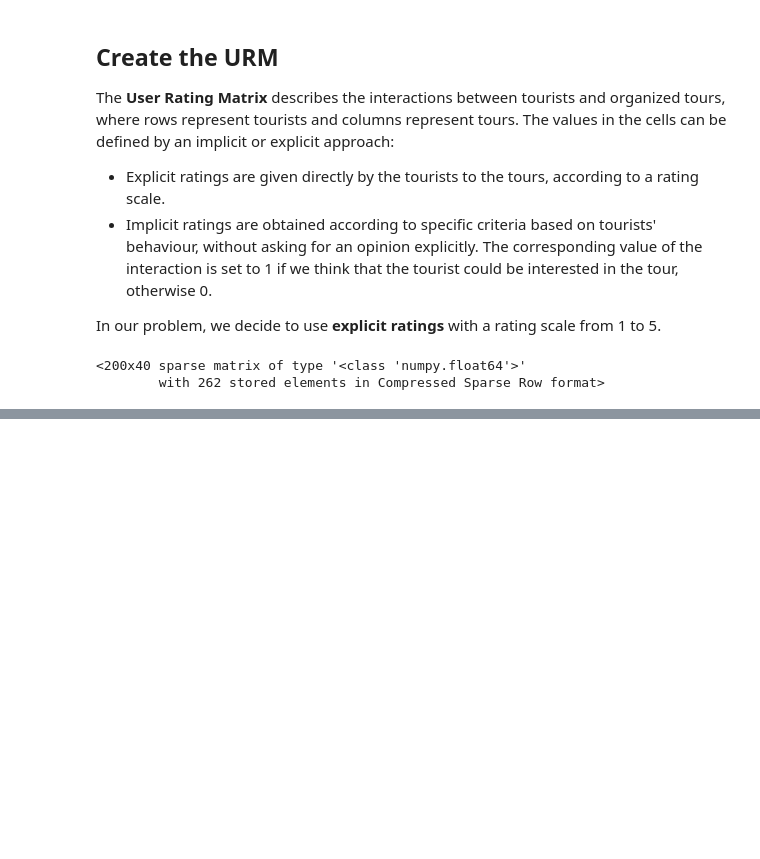
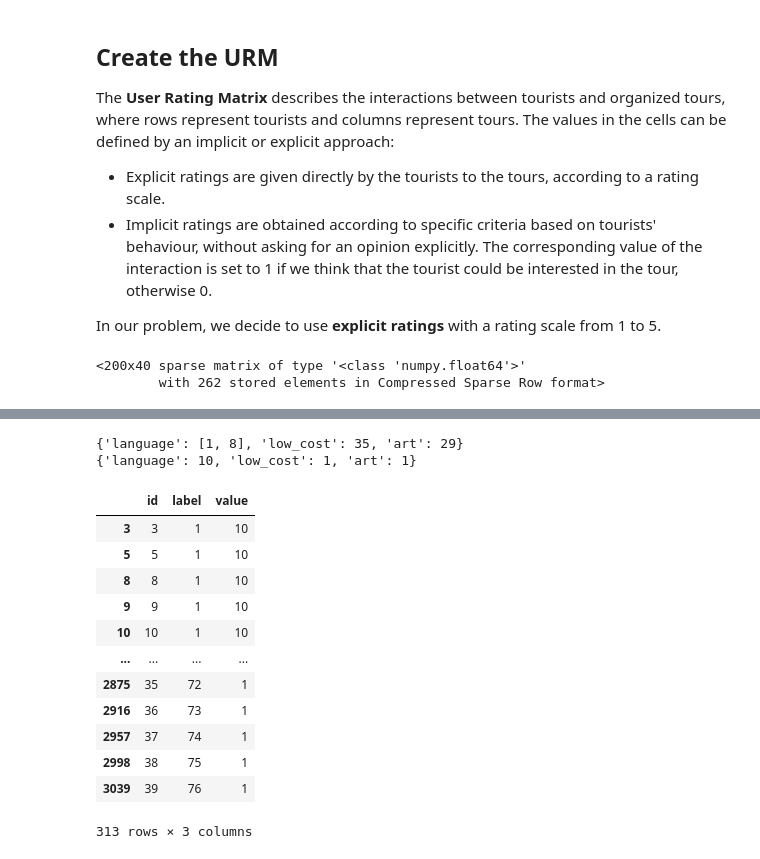
Before and after one commit to LorenzoAicardi/AsTourX, a Jupyter notebook: recommendersystem/TourRecommendation.ipynb, the cells around one changed output, grey strips where cells are left out. Drawn from its saved outputs; the diff is of its cells as text; code cells hidden in the pictures; blank space fills up the shorter version.

```diff
--- a/recommendersystem/TourRecommendation.ipynb
+++ b/recommendersystem/TourRecommendation.ipynb
@@ -698,0 +422,75 @@ tour_df.loc[sample_guide_list,:]
+# %%
+# Define which features we would like to model
+# Some examples could be 'low_cost' to consider the cost of the tour,
+# or keywords as 'art', etc.
+features_to_model = ['low_cost', 'art']
+
+# Define the importance of those features that we want to attribute in a positional way
+# Default weight: 1
+importance_weights = [1, 1]
+
+# Extract the columns representing languages, and attribute a higher weight
+languages_columns = [1, 8]
+languages_weight = 10
+# %%
+# Initialize the dictionaries for the chosen attributes and weights
+feature_columns_dict = dict()
+importance_weights_dict = dict()
+
+# Add the language feature to the two dictionaries
+feature_columns_dict.update({'language': languages_columns})
+importance_weights_dict.update({'language': languages_weight})
+# %%
+# Build function to extract other features' indices and the corresponding weights to attribute
+def extract_feature(name, i):
+    # Update the dictionaries with indices and weights
+    feature_columns_dict.update({name: attribute_list.index(name)})
+    importance_weights_dict.update({name: importance_weights[i]})
+
+# Execute the operation
+for i in range(len(features_to_model)):
+    extract_feature(features_to_model[i], i)
+
+print(feature_columns_dict)
+print(importance_weights_dict)
+# %% [output]
+{'language': [1, 8], 'low_cost': 35, 'art': 29}
+{'language': 10, 'low_cost': 1, 'art': 1}
+# %%
+# Create a copy of the original ICM to modify
+new_icm_df = icm_df.copy(deep=True)
+# %%
+# Modify the cell values with respect to the weights we want to give
+for feature in importance_weights_dict:
+
+    # If the weight is not default, modify the values
+    if importance_weights_dict[feature] > 1:
+
+        # Trace all columns assigned to the languages
+        if feature == 'language':
+            condition = (new_icm_df.label >= feature_columns_dict[feature][0]) & (
+                        new_icm_df.label <= feature_columns_dict[feature][1])
+
+        # Trace the specific feature
+        else:
+            condition = (new_icm_df.label == feature_columns_dict[feature])
+
+        # Find the rows with labels corresponding to the selected features, and update the values
+        new_icm_df.loc[condition, 'value'] = importance_weights_dict[feature]
+# %%
+# Print the modified dataframe
+new_icm_df
+# %% [output]
+|  | id | label | value |
+| 3 | 3 | 1 | 10 |
+| 5 | 5 | 1 | 10 |
+| 8 | 8 | 1 | 10 |
+| 9 | 9 | 1 | 10 |
+| 10 | 10 | 1 | 10 |
+| ... | ... | ... | ... |
+| 2875 | 35 | 72 | 1 |
+| 2916 | 36 | 73 | 1 |
+| 2957 | 37 | 74 | 1 |
+| 2998 | 38 | 75 | 1 |
+| 3039 | 39 | 76 | 1 |
+313 rows × 3 columns
```
Also changed, not shown: parts of 84 cells of this notebook, 1 other file.
